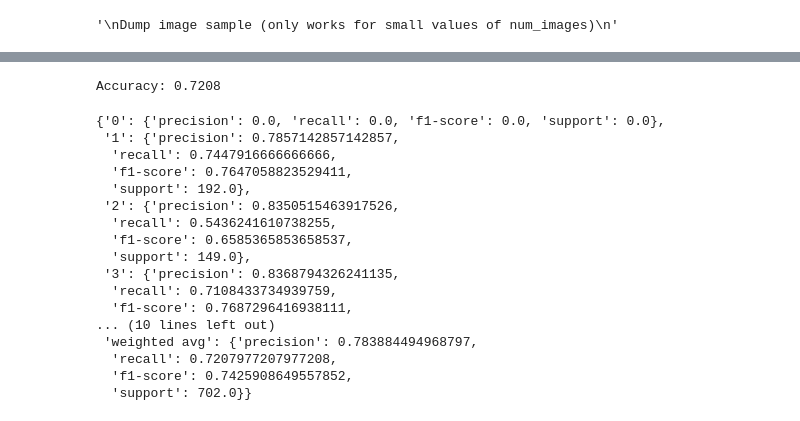
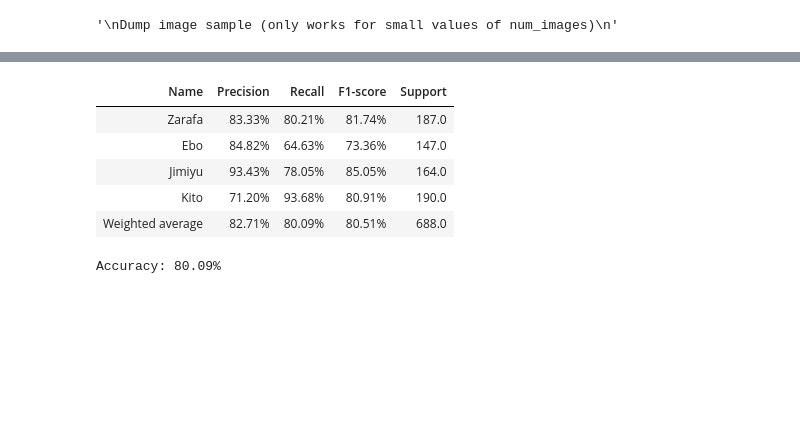
Before and after one commit to wildlifelabs/realtime-welfare, a Jupyter notebook: analysis-confusion.ipynb, the cells around one changed output, grey strips where cells are left out. Drawn from its saved outputs; the diff is of its cells as text; code cells hidden in the pictures; blank space fills up the shorter version.

Commit message:
rework of detectron FPN to improve performance with re-id head. Updates to analysis outputs to align with tables in the paper

```diff
--- a/analysis-confusion.ipynb
+++ b/analysis-confusion.ipynb
@@ -204,25 +210,23 @@ Images that had no reid embeddings 47 (4.70%)
 # %%
 
-accuracy = accuracy_score(known_classes, prediction_classes)
-print(f"Accuracy: {accuracy:.4f}")
+def render_classification_report(data) -> pd.DataFrame:
+    output: dict = {}
+    classes: list = ["1","2","3","4","weighted avg"]
+    class_names: list = ["Zarafa", "Ebo", "Jimiyu", "Kito", "Weighted average"]
+    output["Name"] = class_names
+    for key in data[classes[0]]:
+        output[key.capitalize()] = [f"{data[cls][key]*100:.2f}%" if data[cls][key] < 1 else f"{data[cls][key]}" for cls in classes]
+    df = pd.DataFrame(output)
+    return df
 
-classification_report(known_classes, prediction_classes,output_dict=True)
+cr = classification_report(known_classes, prediction_classes, output_dict=True)
+df = render_classification_report(cr)
+display(HTML(f"{df.to_html(index=False)}<b>Accuracy:</b> {cr["accuracy"] * 100:.2f}%"))
 # %% [output]
+| Name | Precision | Recall | F1-score | Support |
+| Zarafa | 83.33% | 80.21% | 81.74% | 187.0 |
+| Ebo | 84.82% | 64.63% | 73.36% | 147.0 |
+| Jimiyu | 93.43% | 78.05% | 85.05% | 164.0 |
+| Kito | 71.20% | 93.68% | 80.91% | 190.0 |
+| Weighted average | 82.71% | 80.09% | 80.51% | 688.0 |
-Accuracy: 0.7208
+Accuracy: 80.09%
-{'0': {'precision': 0.0, 'recall': 0.0, 'f1-score': 0.0, 'support': 0.0},
- '1': {'precision': 0.7857142857142857,
-  'recall': 0.7447916666666666,
-  'f1-score': 0.7647058823529411,
-  'support': 192.0},
- '2': {'precision': 0.8350515463917526,
-  'recall': 0.5436241610738255,
-  'f1-score': 0.6585365853658537,
-  'support': 149.0},
- '3': {'precision': 0.8368794326241135,
-  'recall': 0.7108433734939759,
-  'f1-score': 0.7687296416938111,
-... (10 lines left out)
- 'weighted avg': {'precision': 0.783884494968797,
-  'recall': 0.7207977207977208,
-  'f1-score': 0.7425908649557852,
-  'support': 702.0}}
```
Also changed, not shown: parts of 6 cells of this notebook, 4 other files.
